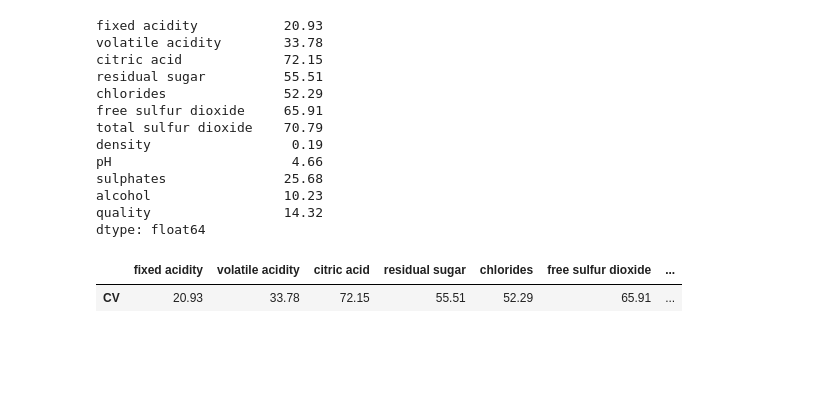
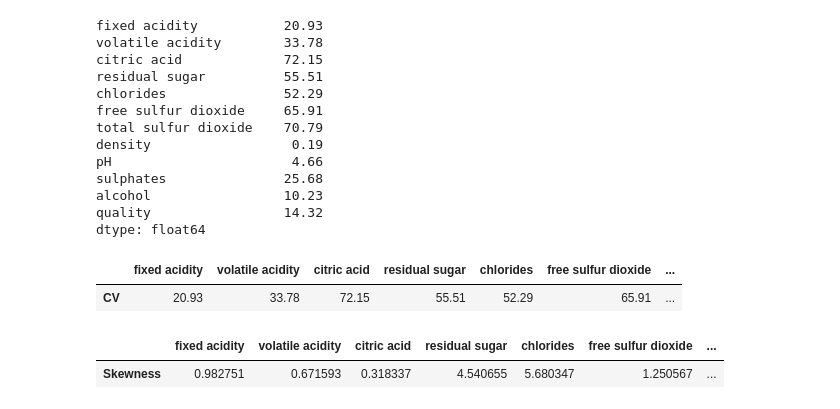
Before and after one commit to sumitkpal62/Red_wine_analysis, a Jupyter notebook: main.ipynb, the cells around one changed output. Saved outputs shown, nothing was run; the diff lists cells and outputs as text; code cells hidden in the pictures; blank space fills up the shorter version.

Commit message:
observe the skewness and kutosis of the features

```diff
--- a/main.ipynb
+++ b/main.ipynb
@@ -456,3 +456,9 @@ pd.DataFrame([round(CV,2)], index=["CV"])
 # %% [output]
 |  | fixed acidity | volatile acidity | citric acid | residual sugar | chlorides | free sulfur dioxide | ... |
 | CV | 20.93 | 33.78 | 72.15 | 55.51 | 52.29 | 65.91 | ... |
+# %%
+skewness_df=pd.DataFrame([df.skew()], index=["Skewness"])
+skewness_df
+# %% [output]
+|  | fixed acidity | volatile acidity | citric acid | residual sugar | chlorides | free sulfur dioxide | ... |
+| Skewness | 0.982751 | 0.671593 | 0.318337 | 4.540655 | 5.680347 | 1.250567 | ... |
```
Also changed, not shown: parts of 4 cells of this notebook, 1 other file.
